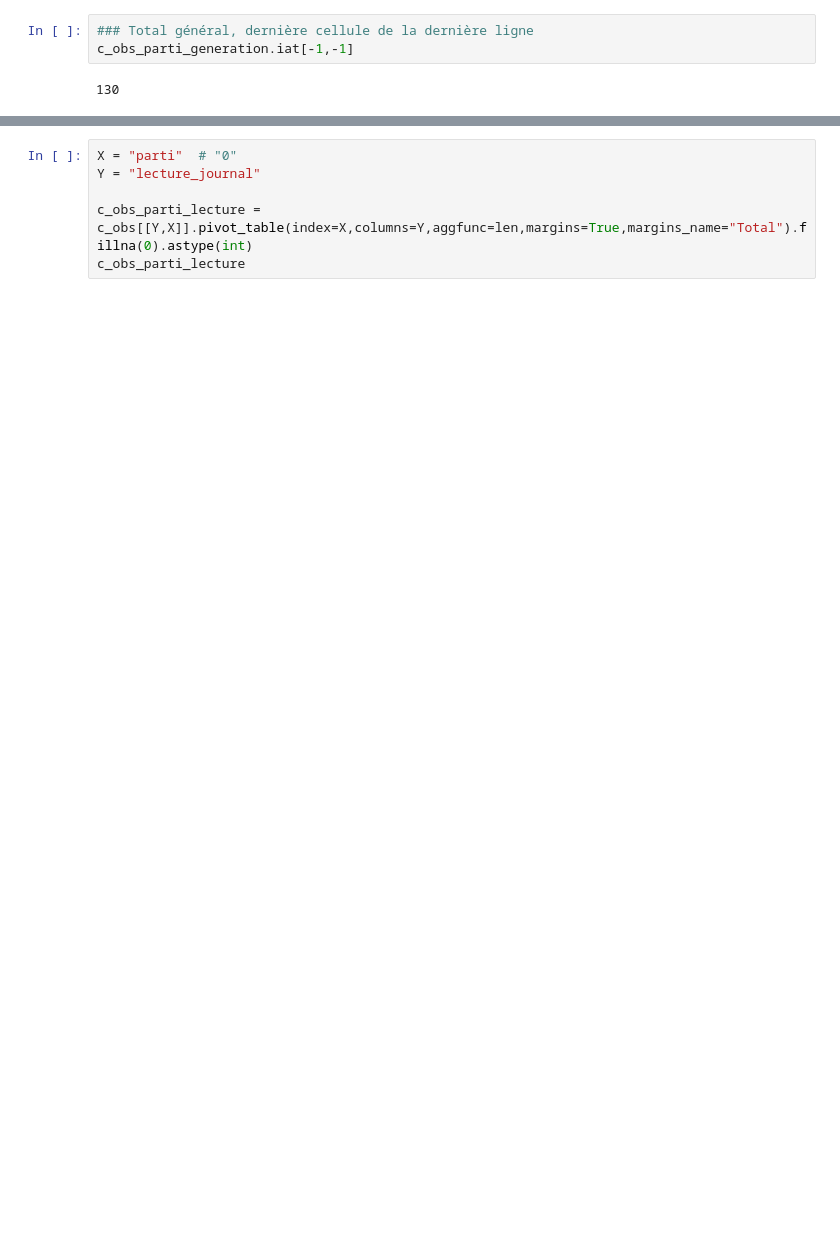
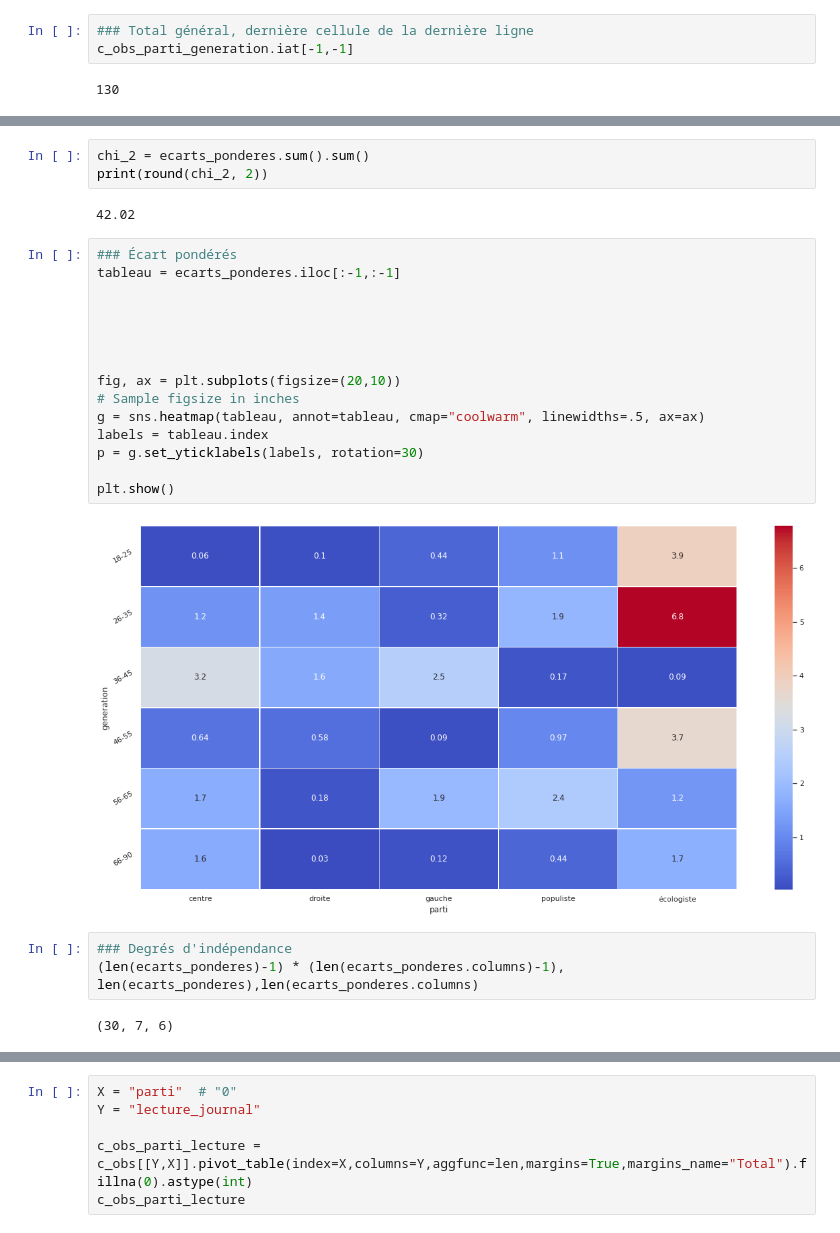
Before and after one commit to Sciences-historiques-numeriques/histoire_numerique_methodes, a Jupyter notebook: statistiques_descriptives/analyse_bivariee.ipynb, the cells around one changed output, grey strips where cells are left out. Cells and saved outputs as stored; diff of their text form; blank space fills up the shorter version.

```diff
--- a/statistiques_descriptives/analyse_bivariee.ipynb
+++ b/statistiques_descriptives/analyse_bivariee.ipynb
@@ -870,0 +907,27 @@ p = g.set_yticklabels(labels, rotation=30)
+# %%
+chi_2 = ecarts_ponderes.sum().sum()
+print(round(chi_2, 2))
+# %% [output]
+42.02
+# %%
+### Écart pondérés
+tableau = ecarts_ponderes.iloc[:-1,:-1]
+
+
+
+
+
+fig, ax = plt.subplots(figsize=(20,10))
+# Sample figsize in inches
+g = sns.heatmap(tableau, annot=tableau, cmap="coolwarm", linewidths=.5, ax=ax)
+labels = tableau.index
+p = g.set_yticklabels(labels, rotation=30)
+
+plt.show()
+# %% [output]
+[figure, added]
+# %%
+### Degrés d'indépendance
+(len(ecarts_ponderes)-1) * (len(ecarts_ponderes.columns)-1), len(ecarts_ponderes),len(ecarts_ponderes.columns)
+# %% [output]
+(30, 7, 6)
```
Also changed, not shown: parts of 32 cells of this notebook.
